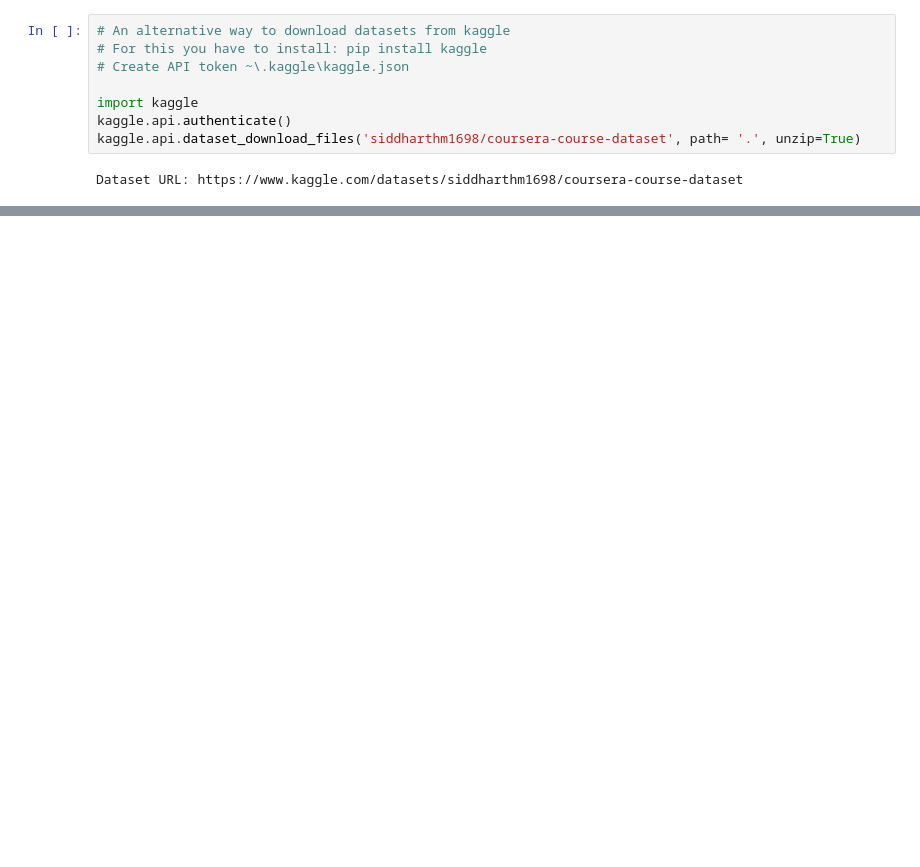
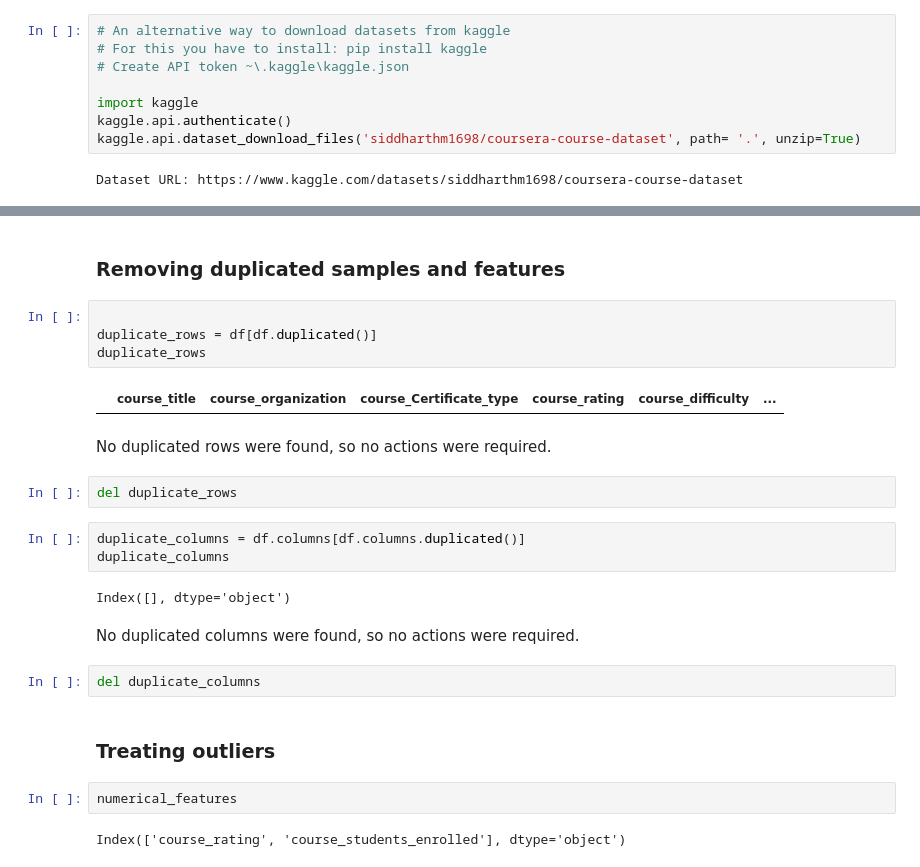
Before and after one commit to tomasp62452/1_model_4_sprint, a Jupyter notebook: visualization.ipynb, the cells around one changed output, grey strips where cells are left out. Saved outputs shown, nothing was run; the diff lists cells and outputs as text; blank space fills up the shorter version.

```diff
--- a/visualization.ipynb
+++ b/visualization.ipynb
@@ -52,0 +139,29 @@ memory usage: 48.7+ KB
+# %% [markdown]
+### Removing duplicated samples and features
+# %%
+
+duplicate_rows = df[df.duplicated()]
+duplicate_rows
+# %% [output]
+|  | course_title | course_organization | course_Certificate_type | course_rating | course_difficulty | ... |
+# %% [markdown]
+
+No duplicated rows were found, so no actions were required.
+# %%
+del duplicate_rows
+# %%
+duplicate_columns = df.columns[df.columns.duplicated()]
+duplicate_columns
+# %% [output]
+Index([], dtype='object')
+# %% [markdown]
+
+No duplicated columns were found, so no actions were required.
+# %%
+del duplicate_columns
+# %% [markdown]
+### Treating outliers
+# %%
+numerical_features
+# %% [output]
+Index(['course_rating', 'course_students_enrolled'], dtype='object')
```
Also changed, not shown: parts of 11 cells of this notebook.
